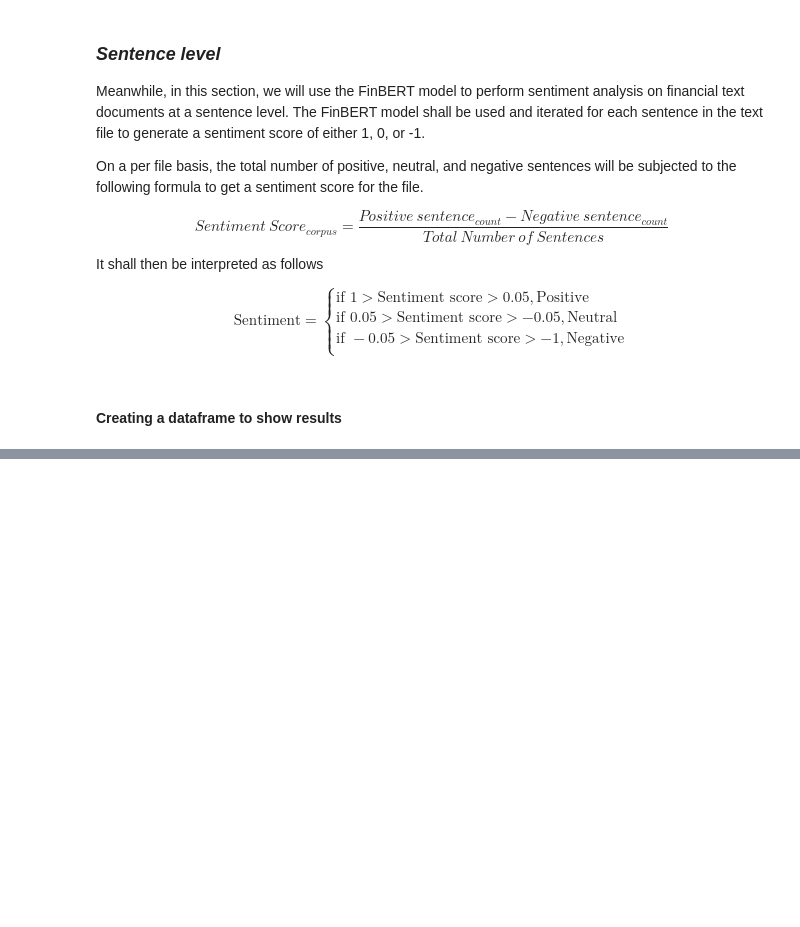
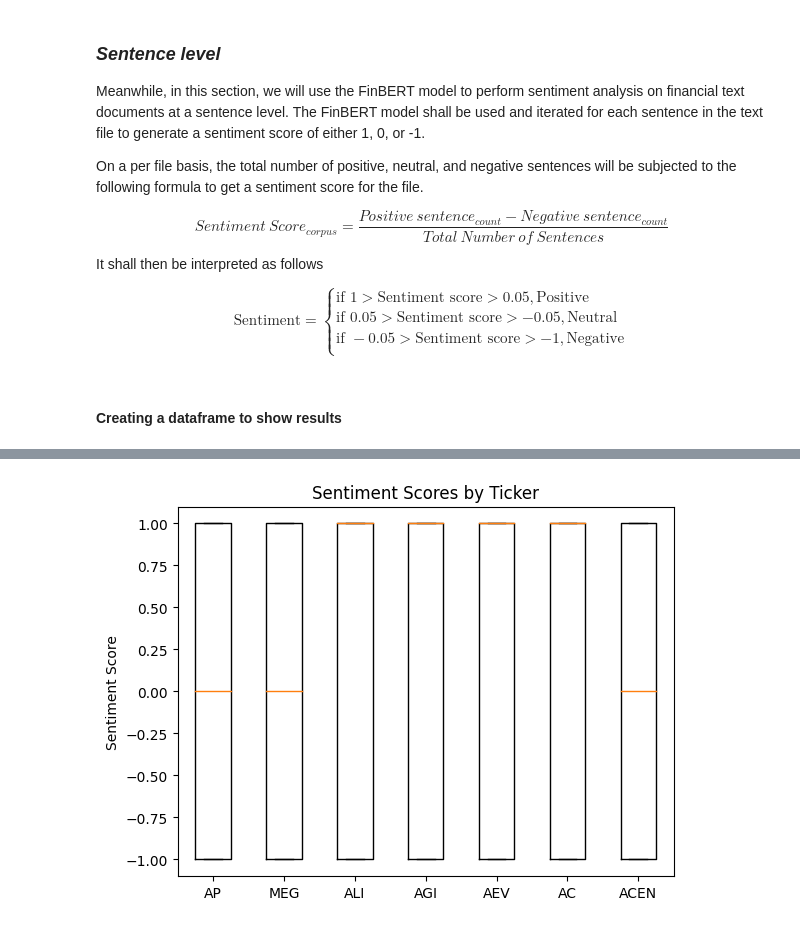
Before and after one commit to jomarmartinezjordas/MSFIN299-Research, a Jupyter notebook: _notebooks/02_FinBERT.ipynb, the cells around one changed output, grey strips where cells are left out. Drawn from its saved outputs; the diff is of its cells as text; code cells hidden in the pictures; blank space fills up the shorter version.

```diff
--- a/_notebooks/02_FinBERT.ipynb
+++ b/_notebooks/02_FinBERT.ipynb
@@ -304,0 +321,30 @@ df
+# %%
+# Define a dictionary to hold the sentences for each ticker
+ticker_sentences = {}
+
+# Iterate over the sentence-level results for each file and group them by ticker
+for result in results_sent:
+    ticker = result['ticker']
+    sentence_results = result['sentences']
+
+    if ticker not in ticker_sentences:
+        ticker_sentences[ticker] = []
+
+    ticker_sentences[ticker].extend(sentence_results)
+
+# Extract the sentiment scores for each ticker and create a boxplot
+import matplotlib.pyplot as plt
+
+ticker_sentiment_scores = []
+for ticker, sentences in ticker_sentences.items():
+    sentiment_scores = [s['sentiment_score'] for s in sentences]
+    ticker_sentiment_scores.append((ticker, sentiment_scores))
+
+fig, ax = plt.subplots()
+ax.boxplot([s[1] for s in ticker_sentiment_scores])
+ax.set_xticklabels([s[0] for s in ticker_sentiment_scores])
+ax.set_ylabel('Sentiment Score')
+ax.set_title('Sentiment Scores by Ticker')
+plt.show()
+# %% [output]
+[figure, added]
```
Also changed, not shown: parts of 5 cells of this notebook, 17 other files.
